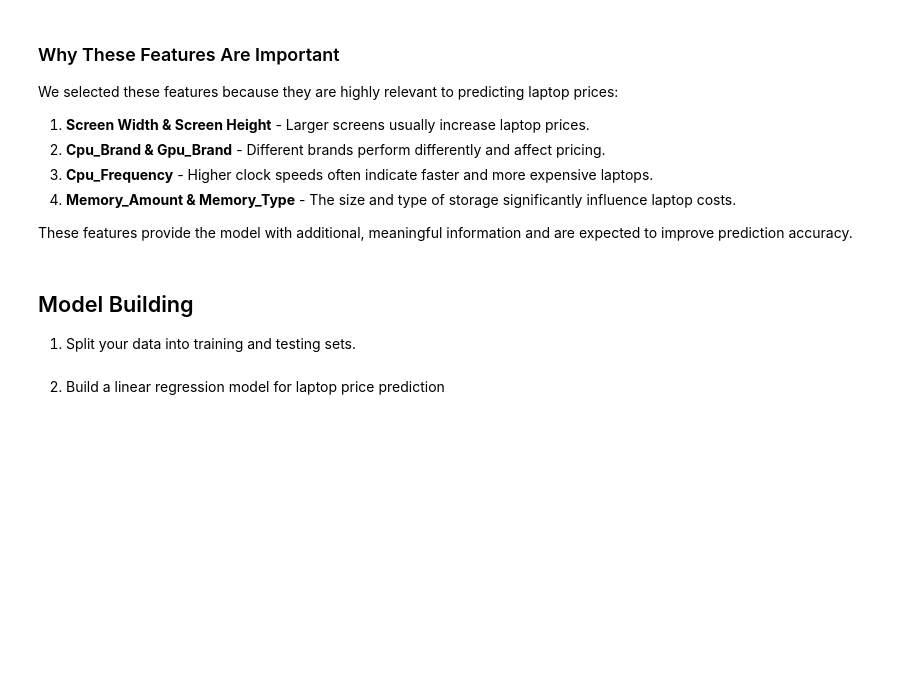
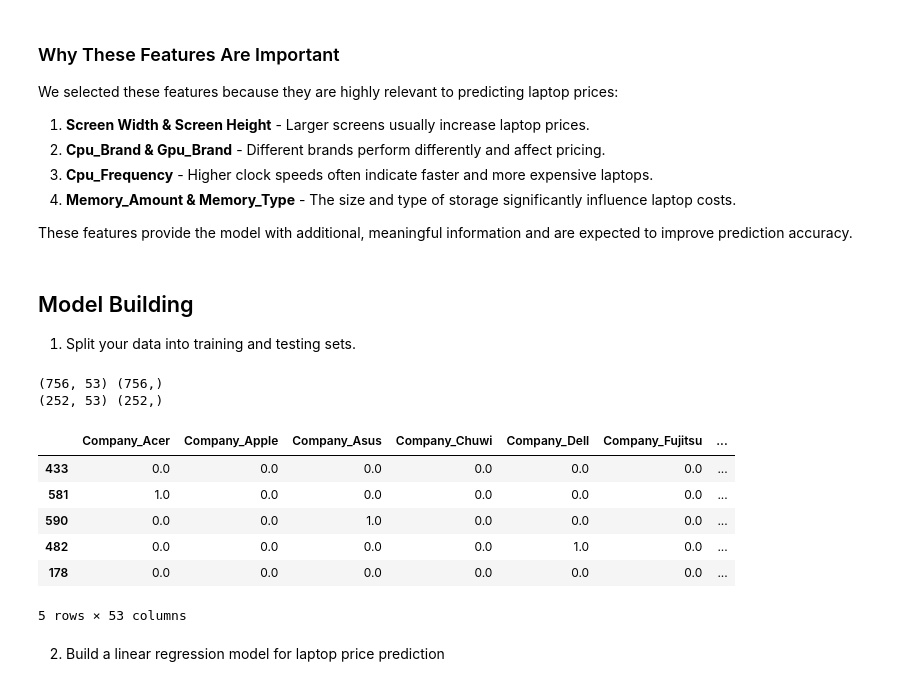
Before and after one commit to Idighekere/laptop-price-prediction-ml-model, a Jupyter notebook: notebook.ipynb, the cells around one changed output. Saved outputs shown, nothing was run; the diff lists cells and outputs as text; code cells hidden in the pictures; blank space fills up the shorter version.

Commit message:
feat: build regression model and train model on training data

```diff
--- a/notebook.ipynb
+++ b/notebook.ipynb
@@ -442,7 +359,7 @@ Label Encoding Strategy:
 Columns: Product, ScreenResolution, Cpu, Memory, Gpu
 Reason: High number of unique values - one-hot encoding would create too many columns
 """
-label_encoded_columns = ["Product", "Cpu", "Gpu"]
+label_encoded_columns = ["Product" ]
 label_encoders = {}
 
 for col in label_encoded_columns:
@@ -450,7 +367,7 @@ for col in label_encoded_columns:
     df_encoded[col + "_encoded"] = le.fit_transform(df_encoded[col])
     label_encoders[col] = le
     # Drop the original column
-    # df_encoded.drop(col, axis=1, inplace=True)
+    df_encoded.drop(col, axis=1, inplace=True)
 df_encoded.info()
 
 print(f"Original shape: {df.shape}")
@@ -544,5 +452,39 @@ These features provide the model with additional, meaningful information and are
 ## Model Building
 
 1.  Split your data into training and testing sets.
+# %%
+# Split the encoded data into training and test sets with stratification
+from sklearn.model_selection import train_test_split
+
+
+
+X_train, X_test, y_train, y_test = train_test_split(X_final, y_encoded, test_size=TEST_SIZE, random_state=RANDOM_STATE)
+
+print(X_train.shape, y_train.shape)
+print(X_test.shape, y_test.shape)
+# %% [output]
+(756, 53) (756,)
+(252, 53) (252,)
+# %%
+# Standardize numerical columns using StandardScaler
+from sklearn.preprocessing import StandardScaler
+
+## numerical columns
+
+numerical_cols = df.select_dtypes(include="number").columns
+numerical_cols = numerical_cols.drop("Price_euros")  # Exclude target variable if present
+numerical_cols = list(numerical_cols)
+scaler = StandardScaler()
+X_train[numerical_cols] = scaler.fit_transform(X_train[numerical_cols])
+X_test[numerical_cols] = scaler.transform(X_test[numerical_cols])
+X_train.head()
+# %% [output]
+|  | Company_Acer | Company_Apple | Company_Asus | Company_Chuwi | Company_Dell | Company_Fujitsu | ... |
+| 433 | 0.0 | 0.0 | 0.0 | 0.0 | 0.0 | 0.0 | ... |
+| 581 | 1.0 | 0.0 | 0.0 | 0.0 | 0.0 | 0.0 | ... |
+| 590 | 0.0 | 0.0 | 1.0 | 0.0 | 0.0 | 0.0 | ... |
+| 482 | 0.0 | 0.0 | 0.0 | 0.0 | 1.0 | 0.0 | ... |
+| 178 | 0.0 | 0.0 | 0.0 | 0.0 | 0.0 | 0.0 | ... |
+5 rows × 53 columns
 # %% [markdown]
 2. Build a linear regression model for laptop price prediction
```
Also changed, not shown: parts of 11 cells of this notebook.
